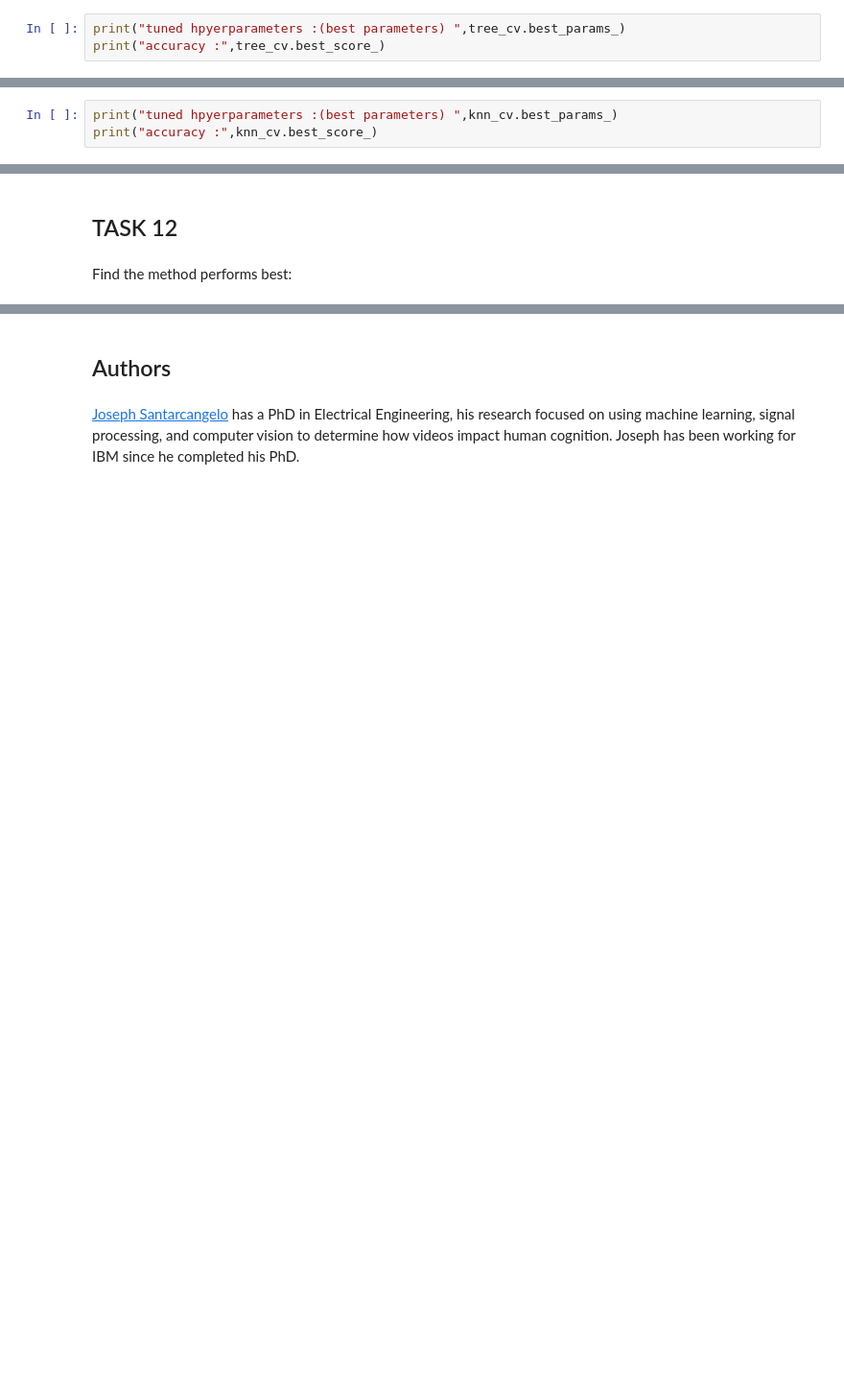
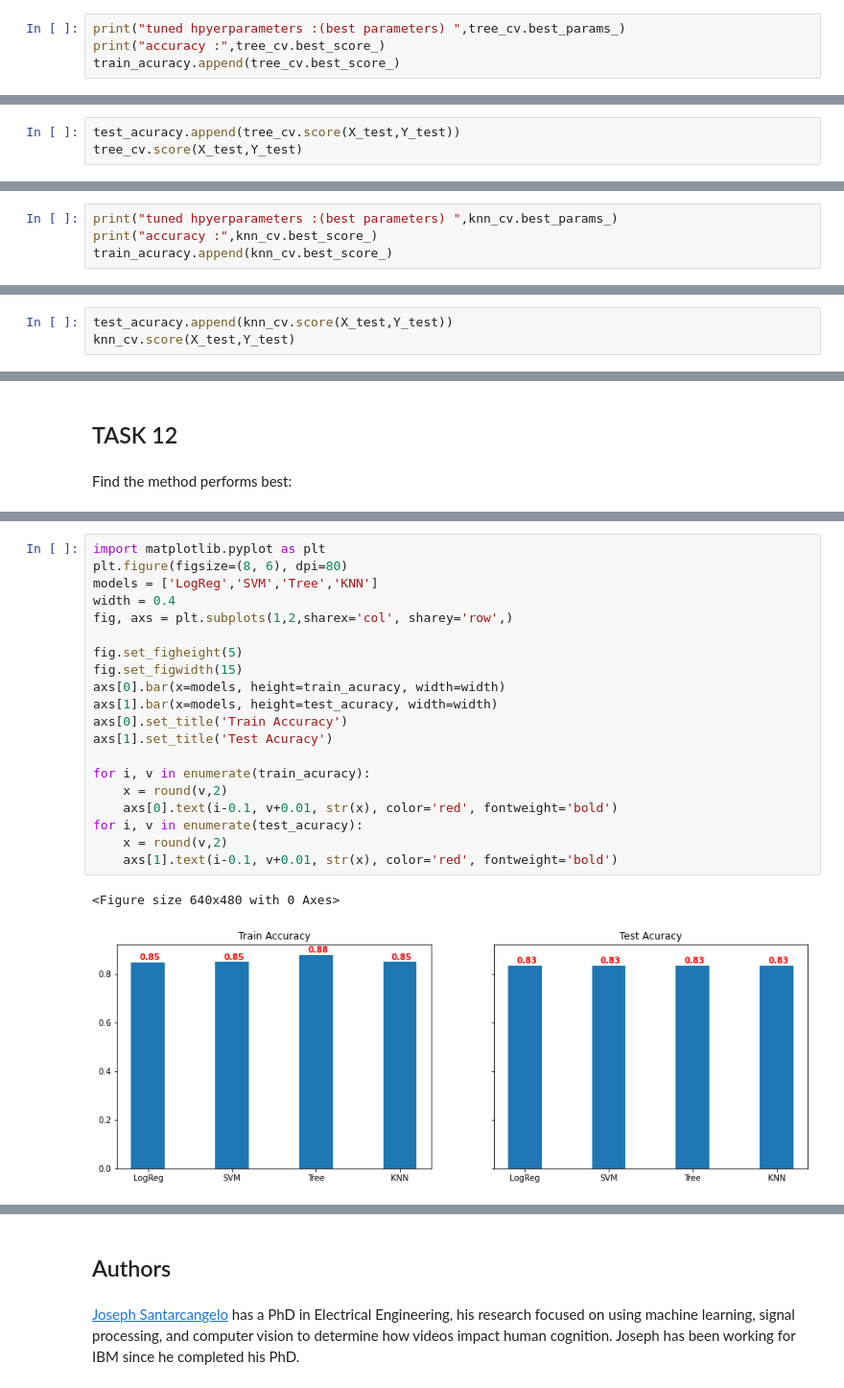
Before and after one commit to bia-santiago/IBMCapstone, a Jupyter notebook: 08 - Machine Learning Prediction.ipynb, the cells around one changed output, grey strips where cells are left out. Shown at 96% size. Saved outputs shown, nothing was run; the diff lists cells and outputs as text; blank space fills up the shorter version.

```diff
--- a/08 - Machine Learning Prediction.ipynb
+++ b/08 - Machine Learning Prediction.ipynb
@@ -288,4 +335,5 @@ GridSearchCV(cv=10, estimator=DecisionTreeClassifier(),
 # %%
 print("tuned hpyerparameters :(best parameters) ",tree_cv.best_params_)
 print("accuracy :",tree_cv.best_score_)
+train_acuracy.append(tree_cv.best_score_)
 # %% [output]
@@ -301,0 +346,3 @@ tree_cv.score(X_test,Y_test)
+# %%
+test_acuracy.append(tree_cv.score(X_test,Y_test))
+tree_cv.score(X_test,Y_test)
@@ -327,6 +388,7 @@ GridSearchCV(cv=10, estimator=KNeighborsClassifier(),
 # %%
 print("tuned hpyerparameters :(best parameters) ",knn_cv.best_params_)
 print("accuracy :",knn_cv.best_score_)
+train_acuracy.append(knn_cv.best_score_)
 # %% [output]
 tuned hpyerparameters :(best parameters)  {'algorithm': 'auto', 'n_neighbors': 10, 'p': 1}
 accuracy : 0.8482142857142858
@@ -340,0 +399,3 @@ knn_cv.score(X_test,Y_test)
+# %%
+test_acuracy.append(knn_cv.score(X_test,Y_test))
+knn_cv.score(X_test,Y_test)
@@ -354,3 +441,26 @@ from sklearn import metrics
+# %%
+import matplotlib.pyplot as plt
+plt.figure(figsize=(8, 6), dpi=80)
+models = ['LogReg','SVM','Tree','KNN']
+width = 0.4
+fig, axs = plt.subplots(1,2,sharex='col', sharey='row',)
+
+fig.set_figheight(5)
+fig.set_figwidth(15)
+axs[0].bar(x=models, height=train_acuracy, width=width)
+axs[1].bar(x=models, height=test_acuracy, width=width)
+axs[0].set_title('Train Accuracy')
+axs[1].set_title('Test Acuracy')
+
+for i, v in enumerate(train_acuracy):
+    x = round(v,2)
+    axs[0].text(i-0.1, v+0.01, str(x), color='red', fontweight='bold')
+for i, v in enumerate(test_acuracy):
+    x = round(v,2)
+    axs[1].text(i-0.1, v+0.01, str(x), color='red', fontweight='bold')
+# %% [output]
+<Figure size 640x480 with 0 Axes>
+[figure, added]
 # %%
 models = [('LogReg',logreg_cv),
           ('SVM',svm_cv),
```
Also changed, not shown: parts of 33 cells of this notebook.
